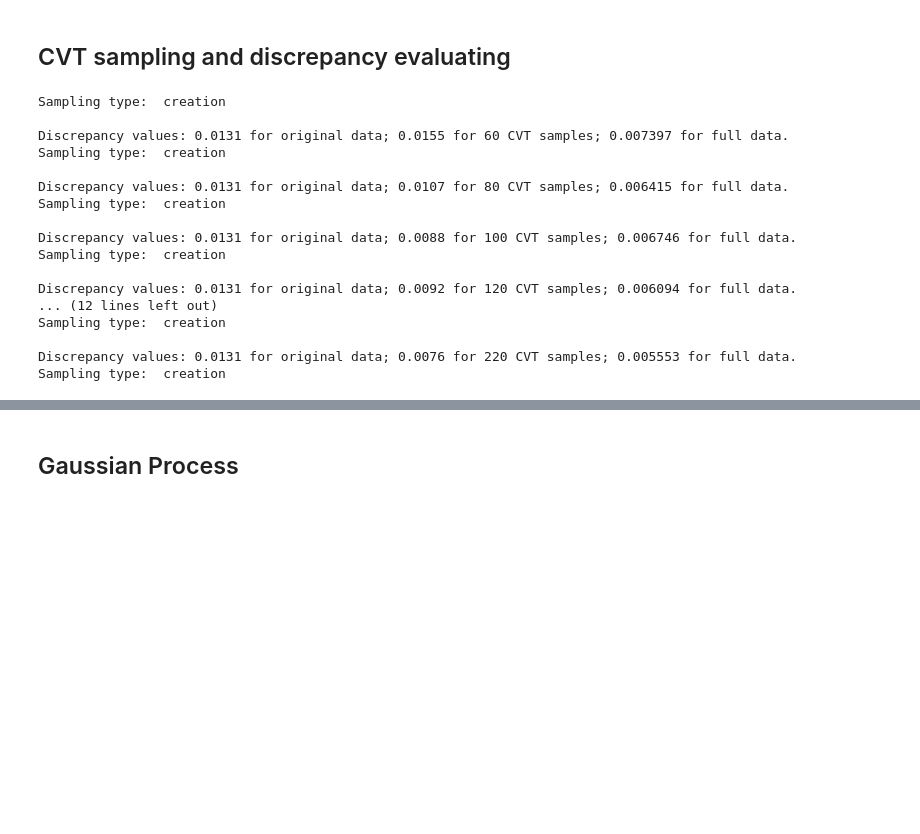
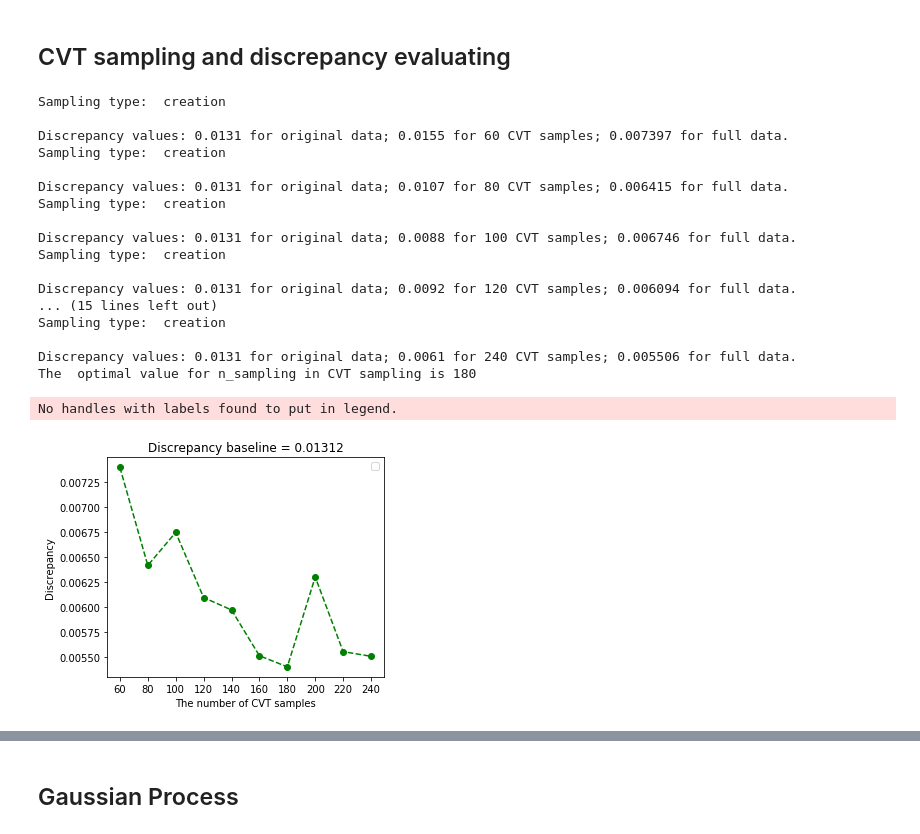
Before and after one commit to zhongsheng-chen/RegCGAN, a Jupyter notebook: notebook/run_synthetic_val_data.ipynb, the cells around one changed output, grey strips where cells are left out. Saved outputs shown, nothing was run; the diff lists cells and outputs as text; code cells hidden in the pictures; blank space fills up the shorter version.

```diff
--- a/notebook/run_synthetic_val_data.ipynb
+++ b/notebook/run_synthetic_val_data.ipynb
@@ -33,9 +32,9 @@ except FileExistsError:
 Directory ../figures/magical_sinus already exists replacing files in this notebook
 # %%
 exp_config = config.Config(
-    model=config.ModelConfig(activation="elu", lr_gen=0.0001, lr_disc=0.001, optim_gen="Adam",
+    model=config.ModelConfig(activation="elu", lr_gen=0.001, lr_disc=0.001, optim_gen="Adam",
                              optim_disc="Adam", z_input_size=5),
-    training=config.TrainingConfig(n_epochs=10000, batch_size=100, n_sampling=500),
+    training=config.TrainingConfig(n_epochs=10000, batch_size=100, n_sampling=200),
     dataset=dataset_config,
     run=config.RunConfig(save_fig=1)
 )
@@ -125,15 +124,18 @@ Discrepancy values: 0.0131 for original data; 0.0088 for 100 CVT samples; 0.0067
 Sampling type:  creation
 
 Discrepancy values: 0.0131 for original data; 0.0092 for 120 CVT samples; 0.006094 for full data.
-... (12 lines left out)
+... (15 lines left out)
 Sampling type:  creation
 
-Discrepancy values: 0.0131 for original data; 0.0076 for 220 CVT samples; 0.005553 for full data.
-Sampling type:  creation
+Discrepancy values: 0.0131 for original data; 0.0061 for 240 CVT samples; 0.005506 for full data.
+The  optimal value for n_sampling in CVT sampling is 180
 # %%
 X_discrepancy = unanchored_L2_discrepancy(X_outliers)
 plotting.plot_cvt_discrepancy(min_n_sampling, max_n_sampling, interval, X_full_discrepancy_list, fig_dir,
-                              title=f"Baseline of discrepancy = {X_discrepancy:2.5f}")
+                              title=f"Discrepancy baseline = {X_discrepancy:2.5f}")
+# %% [output]
+No handles with labels found to put in legend.
+[figure, added]
 # %%
 from scipy.spatial import Voronoi
 from scipy.spatial import voronoi_plot_2d
```
Also changed, not shown: parts of 14 cells of this notebook, 6 other files.
